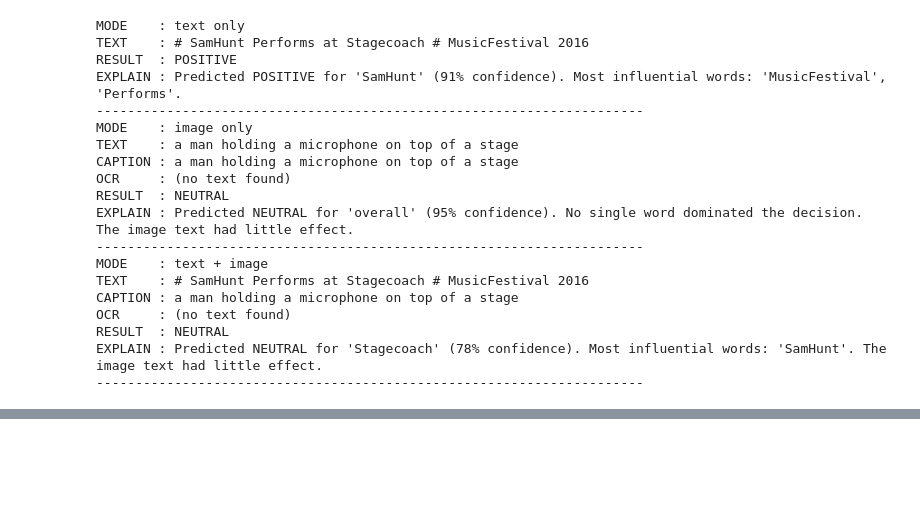
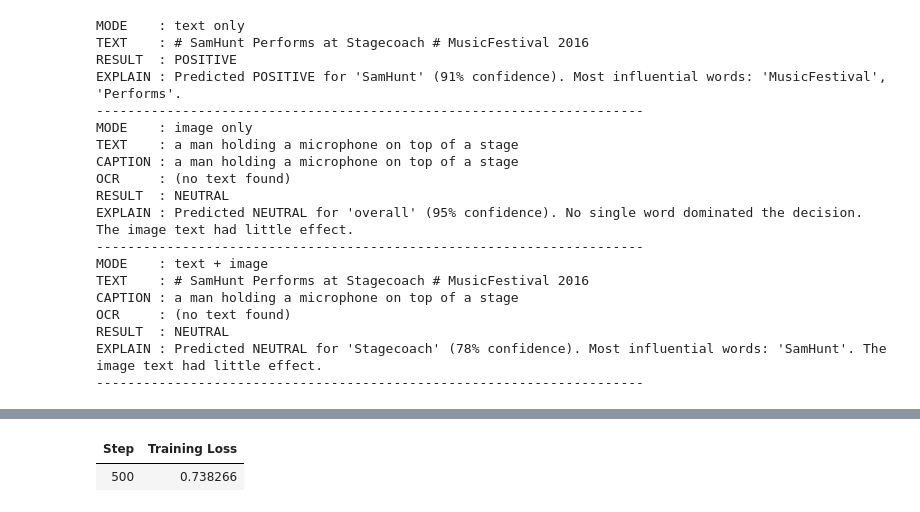
Before and after one commit to jeevana-049/MABSA, a Jupyter notebook: MABSA_step1_caption_ocr.ipynb, the cells around one changed output, grey strips where cells are left out. Saved outputs shown, nothing was run; the diff lists cells and outputs as text; code cells hidden in the pictures; blank space fills up the shorter version.

```diff
--- a/MABSA_step1_caption_ocr.ipynb
+++ b/MABSA_step1_caption_ocr.ipynb
@@ -1179,3 +1179,86 @@ OCR     : (no text found)
 RESULT  : NEUTRAL
 EXPLAIN : Predicted NEUTRAL for 'Stagecoach' (78% confidence). Most influential words: 'SamHunt'. The image text had little effect.
 ----------------------------------------------------------------------
+# %%
+import re, gc, torch, numpy as np, pandas as pd
+from transformers import (AutoTokenizer, AutoModelForSequenceClassification,
+                          Trainer, TrainingArguments)
+from sklearn.metrics import f1_score
+
+folder = "/content/drive/MyDrive/MABSA_data"
+
+def load(name):
+    d = pd.read_csv(f"{folder}/{name}.tsv", sep="\t", quoting=3, header=0,
+                    names=["index", "label", "image_id", "text", "aspect"])
+    d["label"] = d["label"].astype(int)
+    d["text"] = d.apply(lambda r: r["text"].replace("$T$", str(r["aspect"])), axis=1)
+    d["aspect"] = d["aspect"].astype(str)
+    return d
+
+train_df, test_df = load("train"), load("test")
+it = pd.read_csv(f"{folder}/image_text.csv", keep_default_na=False).set_index("image_id")
+for d in (train_df, test_df):
+    d["cap"] = d["image_id"].map(it["caption"]).fillna("")
+    d["ocr"] = d["image_id"].map(it["ocr"]).fillna("")
+
+STOP = set("a an the is of in on at to and with for this that it his her their its are was be by as from or up".split())
+def words(s):
+    return {w for w in re.findall(r"[a-z0-9]+", s.lower()) if w not in STOP and len(w) > 2}
+
+def ocr_chunks(aspect, text, ocr):
+    key = words(aspect) | words(text)
+    w = ocr.split()
+    chunks = [" ".join(w[i:i + 8]) for i in range(0, min(len(w), 64), 8)]
+    return [c for c in chunks if words(c) & key]
+
+def build_visual(cap, chunks):
+    return (cap + " . " + " ".join(chunks)).strip()
+
+tok = AutoTokenizer.from_pretrained("roberta-base")
+
+class DS(torch.utils.data.Dataset):
+    def __init__(self, d, mode):
+        if mode == "text":
+            second = list(d["aspect"])
+            ml = 96
+        else:
+            second = [f"{r['aspect']} | {build_visual(r['cap'], ocr_chunks(r['aspect'], r['text'], r['ocr']))}"
+                      for _, r in d.iterrows()]
+            ml = 192
+        self.enc = tok(list(d["text"]), second, truncation=True,
+                       padding="max_length", max_length=ml)
+        self.labels = list(d["label"])
+    def __len__(self):
+        return len(self.labels)
+    def __getitem__(self, i):
+        item = {k: torch.tensor(v[i]) for k, v in self.enc.items()}
+        item["labels"] = torch.tensor(self.labels[i])
+        return item
+
+res = {"Text + aspect": [], "MABSA (filtered image text)": []}
+for seed in [1, 2, 3]:
+    for name, mode in [("Text + aspect", "text"), ("MABSA (filtered image text)", "mabsa")]:
+        print(f"--- seed {seed}: {name} ---")
+        model = AutoModelForSequenceClassification.from_pretrained("roberta-base", num_labels=3)
+        args = TrainingArguments(output_dir="out", num_train_epochs=3,
+                                 per_device_train_batch_size=16,
+                                 per_device_eval_batch_size=32, learning_rate=2e-5,
+                                 save_strategy="no", report_to="none",
+                                 fp16=True, seed=seed)
+        tr = Trainer(model=model, args=args, train_dataset=DS(train_df, mode))
+        tr.train()
+        out = tr.predict(DS(test_df, mode))
+        pr = out.predictions.argmax(-1)
+        acc = (pr == out.label_ids).mean() * 100
+        f1 = f1_score(out.label_ids, pr, average="macro") * 100
+        res[name].append((acc, f1))
+        print(f"seed {seed} | {name} | acc {acc:.1f} | macro-F1 {f1:.1f}")
+        del model, tr
+        gc.collect(); torch.cuda.empty_cache()
+
+print("\n========== 3 RUNS, OFFICIAL TEST SET (mean +/- std) ==========")
+for name, v in res.items():
+    a = np.array(v)
+    print(f"{name}: Accuracy {a[:,0].mean():.1f} +/- {a[:,0].std():.1f} | "
+          f"Macro-F1 {a[:,1].mean():.1f} +/- {a[:,1].std():.1f}   runs: {[round(x,1) for x in a[:,0]]}")
+# %% [output]
@@ -1181,0 +1286,2 @@ EXPLAIN : Predicted NEUTRAL for 'Stagecoach' (78% confidence). Most influential
+| Step | Training Loss |
+| 500 | 0.738266 |
```
Also changed, not shown: parts of 2 cells of this notebook.
